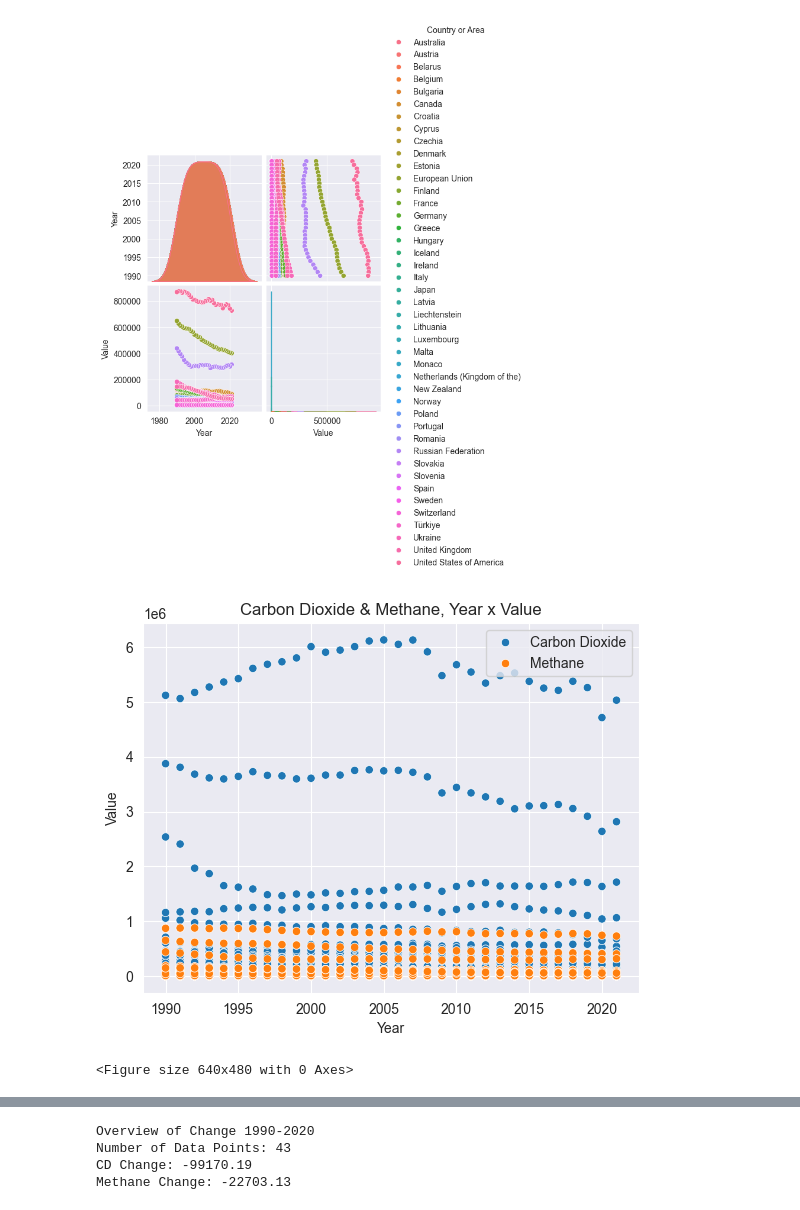
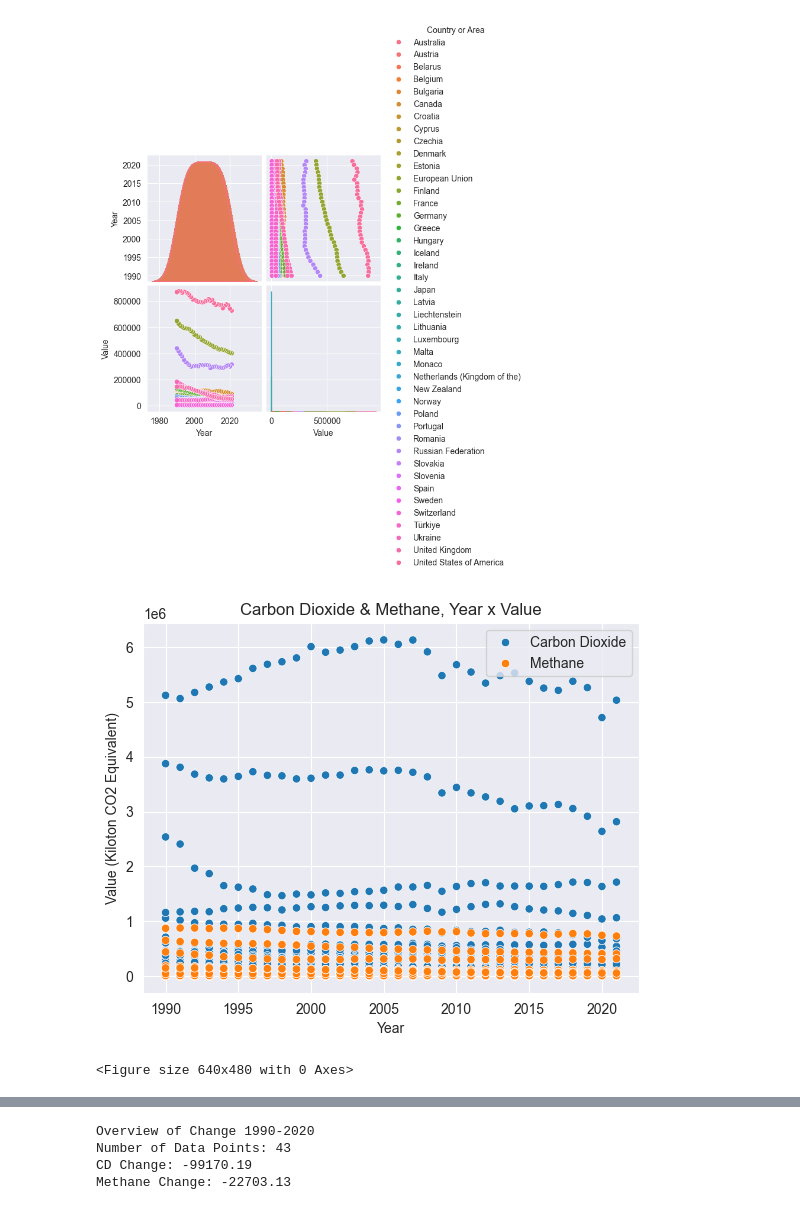
Before and after one commit to meganwilcox/Environment-Methane-Carbon-Dioxide, a Jupyter notebook: Overview.ipynb, the cells around one changed output, grey strips where cells are left out. Drawn from its saved outputs; the diff is of its cells as text; code cells hidden in the pictures.

```diff
--- a/Overview.ipynb
+++ b/Overview.ipynb
@@ -69,30 +70,33 @@ plt.show()
 # %%
 # Plots of Year x Value for CO and Methane
 carbon_dioxide_df['type'] = 'Carbon Dioxide'
 methane_df['type'] = 'Methane'
 both_data = pd.concat([carbon_dioxide_df, methane_df])
 
 plt.figure()
 sns.scatterplot(data=both_data, x='Year', y='Value', hue='type')
 plt.legend(loc='upper right')
 plt.title('Carbon Dioxide & Methane, Year x Value')
+plt.xlabel('Year')
+plt.ylabel('Value (Kiloton CO2 Equivalent)')
 plt.show()
-plt.savefig('Figures/Carbon Dioxide & Methane, Year x Value.jpeg')
+plt.savefig('Figures/Carbon Dioxide & Methane, Year x Value')
+plt.show()
 
 
 # Expanded Plot
 #sns.scatterplot(data=both_data, x='Year', y='Value', hue='type')
 #plt.legend(loc='upper right')
 #plt.ylim(0,7)
 #plt.show()
 
 #plt.scatter(carbon_dioxide_df['Year'], carbon_dioxide_df['Value'])
 #plt.title('Carbon Dioxide Data')
 #plt.xlabel('Year')
 #plt.ylabel('Value')
 #plt.show()
 # %% [output]
-[figure, old version]
+[figure, new version]
 <Figure size 640x480 with 0 Axes>
 # %%
 co_df = carbon_dioxide_df[(carbon_dioxide_df['Year']==1990) | (carbon_dioxide_df['Year']==2020)]
```
Also changed, not shown: parts of 4 cells of this notebook, 4 other files.
